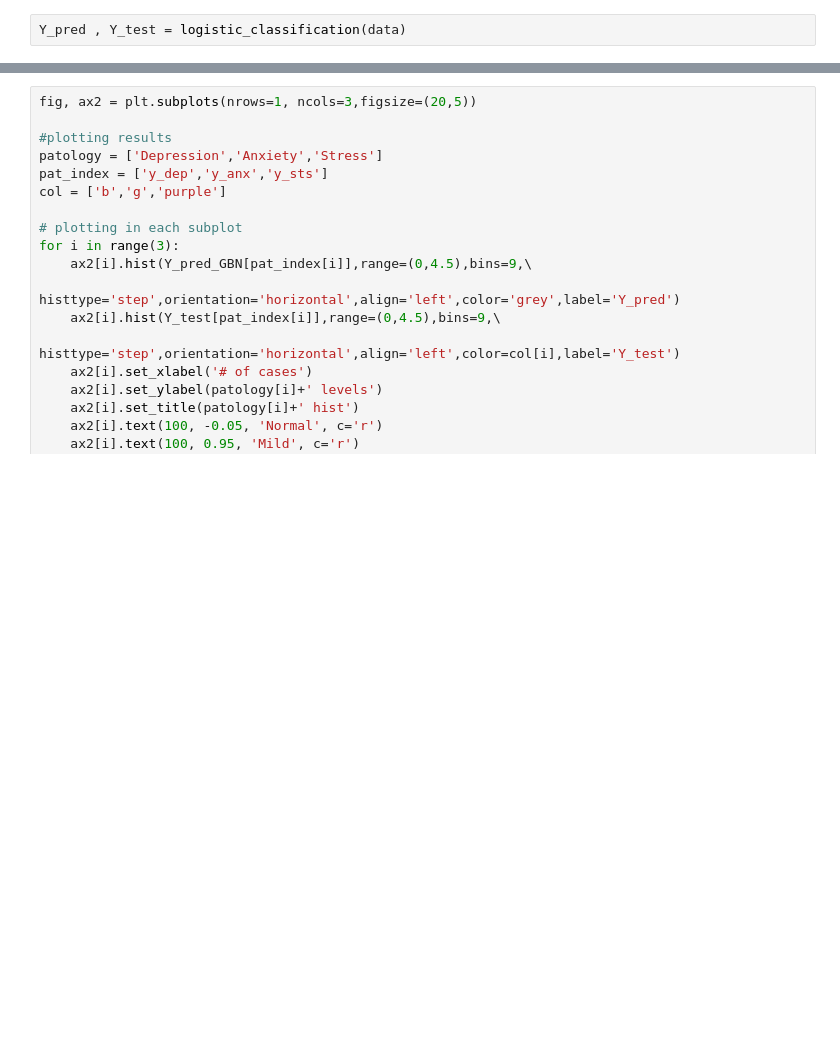
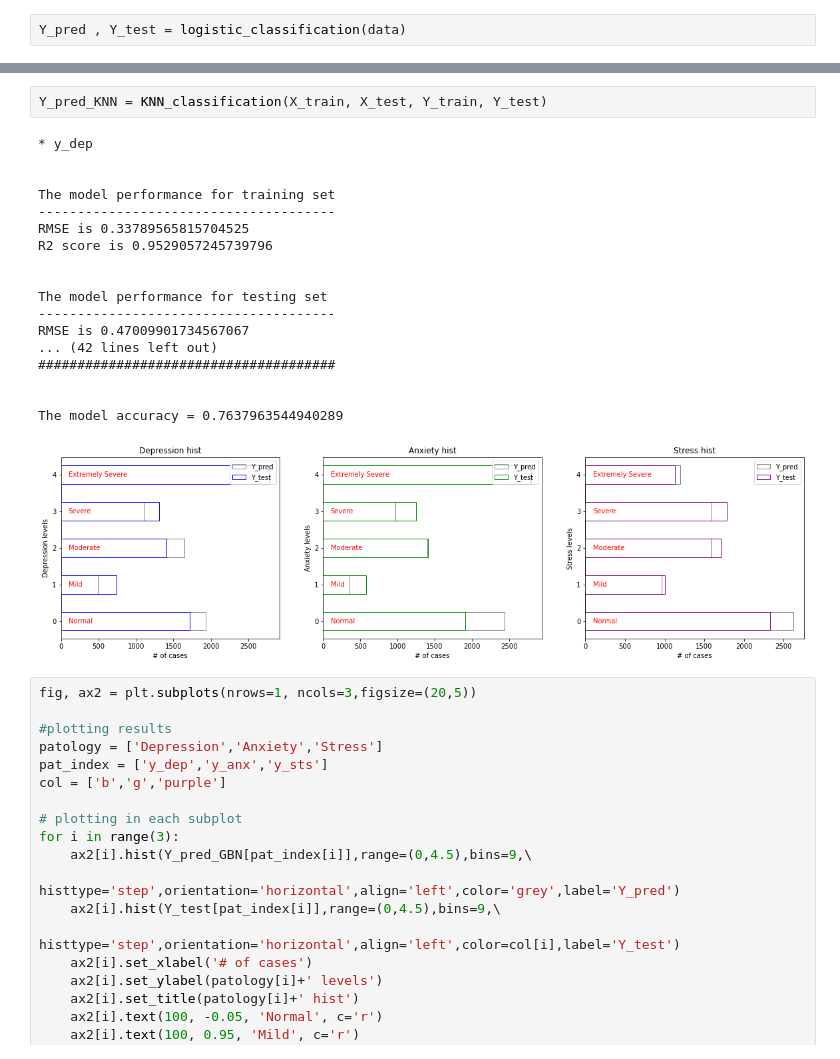
Before and after one commit to pietrodaniele/DAS_prediction, a Jupyter notebook: DSA_prediction.ipynb, the cells around one changed output, grey strips where cells are left out. Saved outputs shown, nothing was run; the diff lists cells and outputs as text; blank space fills up the shorter version.

Commit message:
Added KNN classification

```diff
--- a/DSA_prediction.ipynb
+++ b/DSA_prediction.ipynb
@@ -165,3 +241,24 @@ Y_pred , Y_test = logistic_classification(data)
+# %%
+Y_pred_KNN = KNN_classification(X_train, X_test, Y_train, Y_test)
+# %% [output]
+* y_dep
+
+
+The model performance for training set
+--------------------------------------
+RMSE is 0.33789565815704525
+R2 score is 0.9529057245739796
+
+
+The model performance for testing set
+--------------------------------------
+RMSE is 0.47009901734567067
+... (42 lines left out)
+######################################
+
+
+The model accuracy = 0.7637963544940289
+[figure, added]
 # %%
 fig, ax2 = plt.subplots(nrows=1, ncols=3,figsize=(20,5))
 
```
Also changed, not shown: parts of 3 cells of this notebook, 1 other file.
